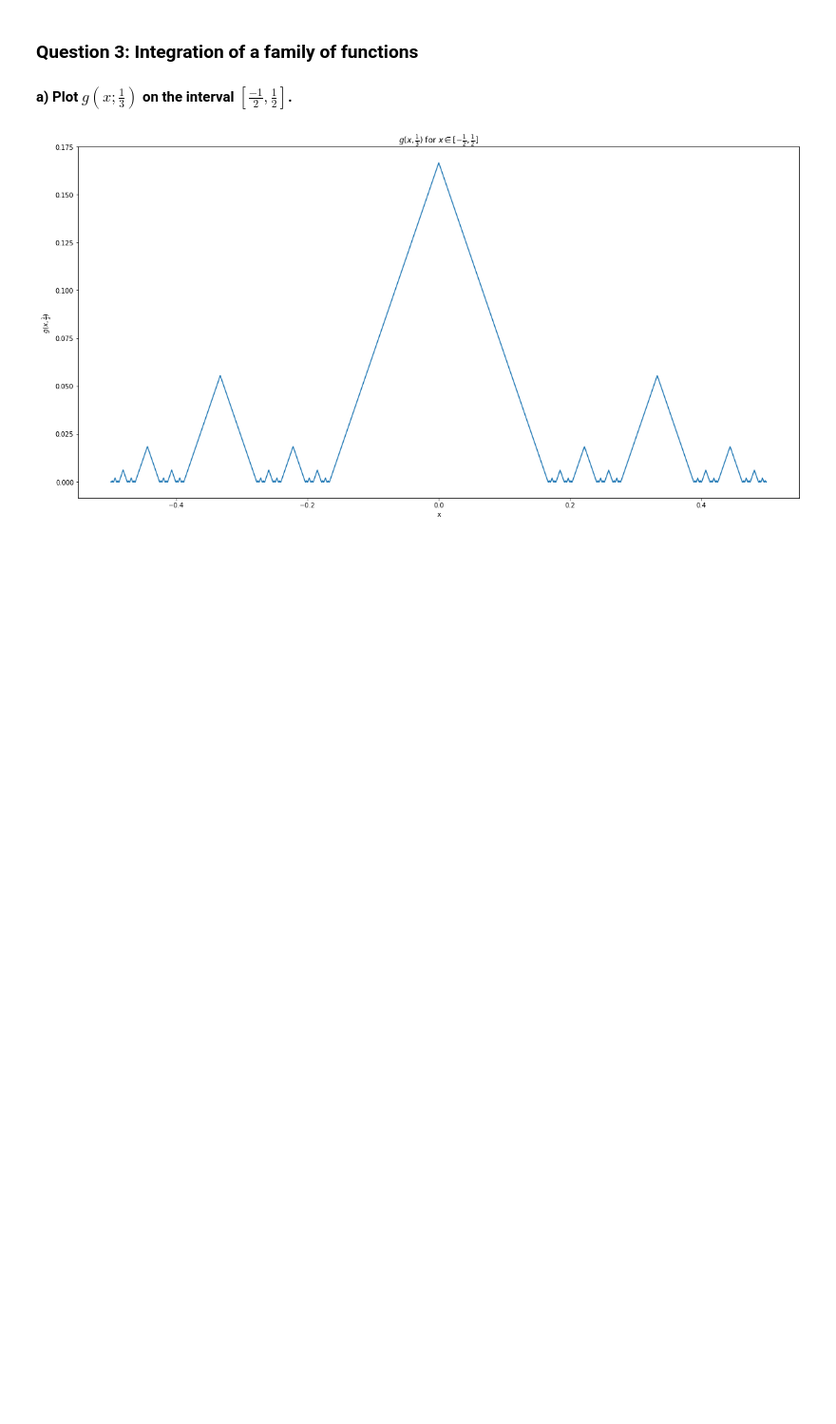
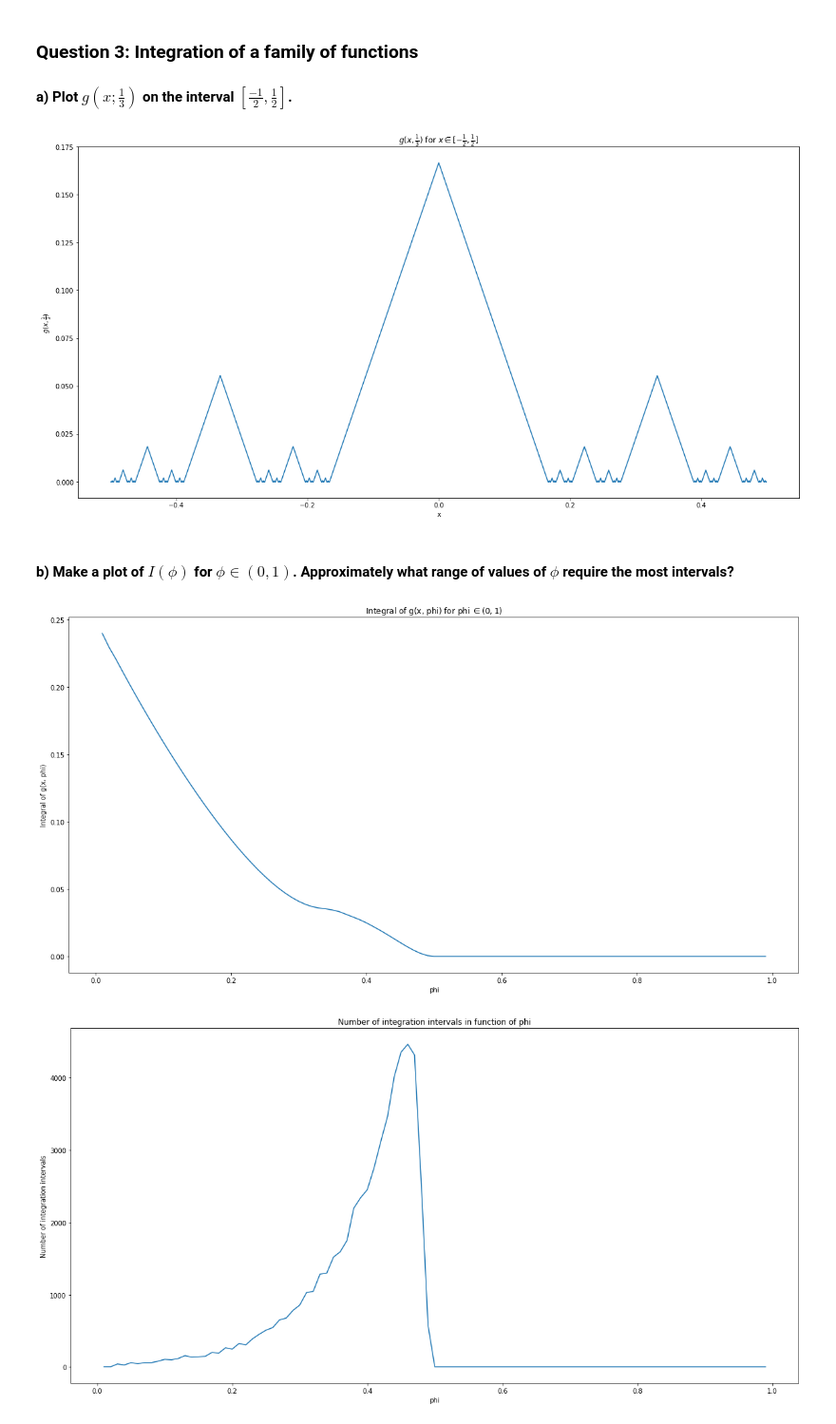
Before and after one commit to jonathanGB/am205, a Jupyter notebook: 3/AM205_HW3.ipynb, the cells around one changed output. Shown at 95% size. Saved outputs shown, nothing was run; the diff lists cells and outputs as text; code cells hidden in the pictures; blank space fills up the shorter version.

```diff
--- a/3/AM205_HW3.ipynb
+++ b/3/AM205_HW3.ipynb
@@ -378,3 +385,30 @@ plt.ylabel(r"$g(x, \frac{1}{3})$")
 _ = plt.title(r"$g(x, \frac{1}{3})$ for $x \in [-\frac{1}{2}, \frac{1}{2}]$")
 # %% [output]
 [figure]
+# %% [markdown]
+#### b) Make a plot of $I(\phi)$ for $\phi \in (0,1)$. Approximately what range of values of $\phi$ require the most intervals?
+# %%
+phi_q3 = np.linspace(0.01, 0.99, 99)
+
+q3b_Iphi = []
+q3b_intervals = []
+for phi in phi_q3:
+    Iphi, _, intervals = adaptive_int(g(phi), -1/2, 1/2, three_point_quad)
+    q3b_Iphi.append(Iphi)
+    q3b_intervals.append(intervals)
+# %%
+plt.figure(figsize=(20,10))
+plt.plot(phi_q3, q3b_Iphi)
+plt.title(r"Integral of g(x, phi) for phi $\in (0,1)$")
+plt.xlabel("phi")
+plt.ylabel("Integral of g(x, phi)")
+plt.show()
+
+plt.figure(figsize=(20,10))
+plt.plot(phi_q3, q3b_intervals)
+plt.title("Number of integration intervals in function of phi")
+plt.xlabel("phi")
+_ = plt.ylabel("Number of integration intervals")
+# %% [output]
+[figure, added]
+[figure, added]
```
Also changed, not shown: parts of 3 cells of this notebook.
